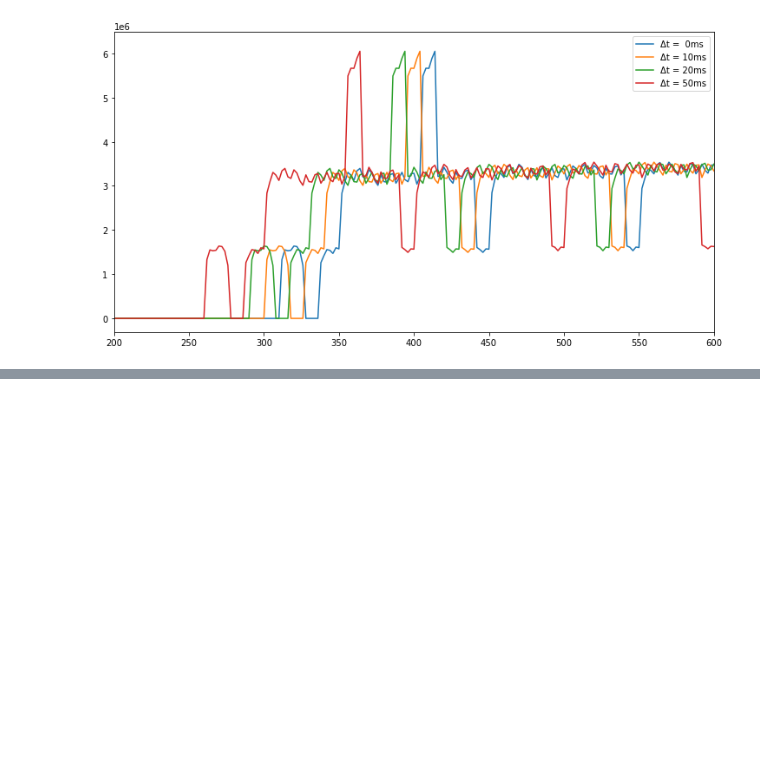
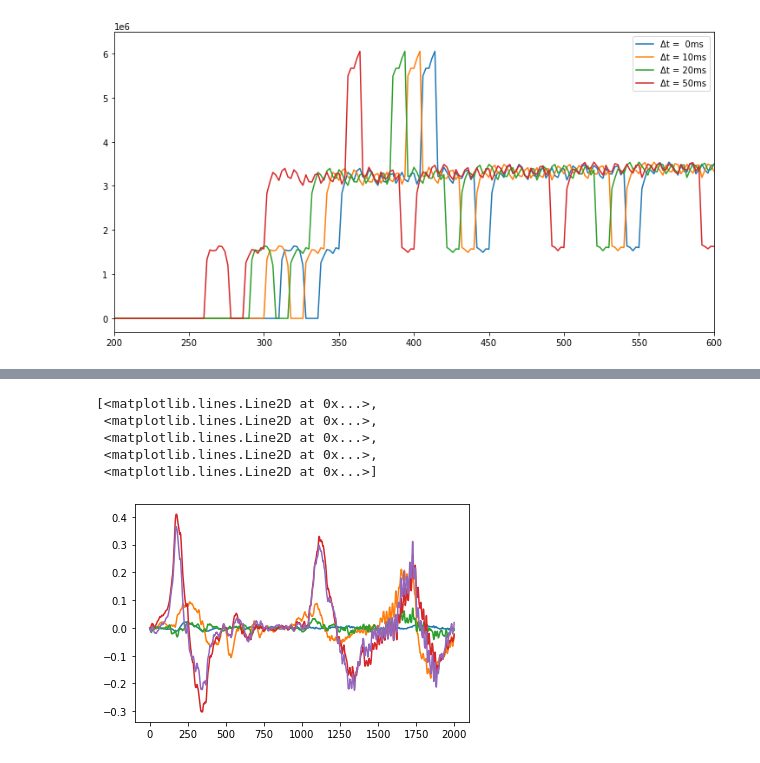
Before and after one commit to PlasmaControl/d3d_loaders, a Jupyter notebook: examples/example_signals.ipynb, the cells around one changed output, grey strips where cells are left out. Saved outputs shown, nothing was run; the diff lists cells and outputs as text; code cells hidden in the pictures; blank space fills up the shorter version.

```diff
--- a/examples/example_signals.ipynb
+++ b/examples/example_signals.ipynb
@@ -139,0 +158,14 @@ ax.set_ylabel("∑ Pinj [Watt]");
+# %%
+data = ((sig_ae_dt.data * sig_ae_dt.data_std) + sig_ae_dt.data_mean) - ((sig_ae_t0.data * sig_ae_t0.data_std) + sig_ae_t0.data_mean)
+data_mean = data.mean()
+data_std = data.std()
+data_norm = (data - data_mean) / data_std
+# %%
+plt.plot(data)
+# %% [output]
+[<matplotlib.lines.Line2D at 0x...>,
+ <matplotlib.lines.Line2D at 0x...>,
+ <matplotlib.lines.Line2D at 0x...>,
+ <matplotlib.lines.Line2D at 0x...>,
+ <matplotlib.lines.Line2D at 0x...>]
+[figure, added]
```
Also changed, not shown: parts of 5 cells of this notebook, 3 other files.
